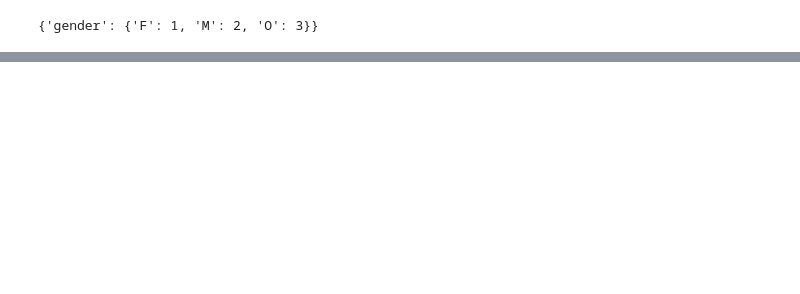
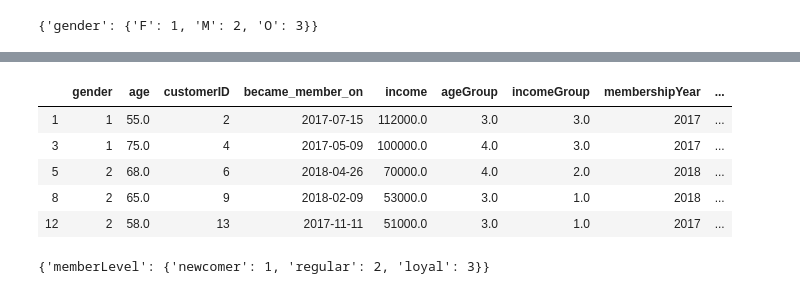
Before and after one commit to alserranor/StarbucksPromotion, a Jupyter notebook: Starbucks.ipynb, the cells around one changed output, grey strips where cells are left out. Cells and saved outputs as stored; diff of their text form; code cells hidden in the pictures; blank space fills up the shorter version.

Commit message:
Starbucks.ipynb: Preprocessing update

```diff
--- a/Starbucks.ipynb
+++ b/Starbucks.ipynb
@@ -520,0 +531,4 @@ dfProfile.head()
+# %%
+# Income preprocessing
+# Three categories of income are established: low, average and high
+dfProfile['incomeGroup'] = pd.cut(dfProfile['income'], bins = [30000, 60000, 90000, 120000], labels = ['low', 'average', 'high'])
@@ -520,0 +556,21 @@ dfProfile.head()
+# %%
+# Membership date preprocessing
+# Convert to datetime format
+dfProfile['became_member_on'] = pd.to_datetime(dfProfile['became_member_on'],
+                                              format = '%Y%m%d')
+# %%
+# From this data, the year when the customers signed up and the
+# days since they became members can be extracted as new columns
+dfProfile['membershipYear'] = dfProfile['became_member_on'].dt.year
+
+dfProfile['membershipDays'] = datetime.datetime.today().date() - dfProfile['became_member_on'].dt.date
+dfProfile['membershipDays'] = dfProfile['membershipDays'].dt.days
+# %%
+dfProfile.head()
+# %% [output]
+|  | gender | age | customerID | became_member_on | income | ageGroup | incomeGroup | membershipYear | ... |
+| 1 | 1 | 55.0 | 2 | 2017-07-15 | 112000.0 | 3.0 | 3.0 | 2017 | ... |
+| 3 | 1 | 75.0 | 4 | 2017-05-09 | 100000.0 | 4.0 | 3.0 | 2017 | ... |
+| 5 | 2 | 68.0 | 6 | 2018-04-26 | 70000.0 | 4.0 | 2.0 | 2018 | ... |
+| 8 | 2 | 65.0 | 9 | 2018-02-09 | 53000.0 | 3.0 | 1.0 | 2018 | ... |
+| 12 | 2 | 58.0 | 13 | 2017-11-11 | 51000.0 | 3.0 | 1.0 | 2017 | ... |
@@ -520,0 +583,11 @@ dfProfile.head()
+# %%
+# Convert member groups into numerical values
+memberList = dfProfile['memberLevel'].astype('category').cat.categories.tolist()
+memberNum = {'memberLevel': {k: v for k, v in zip(memberList,
+                                list(range(1, len(memberList) + 1)))}}
+
+# Replace in dfProfile
+dfProfile.replace(memberNum, inplace = True)
+print(memberNum)
+# %% [output]
+{'memberLevel': {'newcomer': 1, 'regular': 2, 'loyal': 3}}
```
Also changed, not shown: parts of 8 cells of this notebook.
